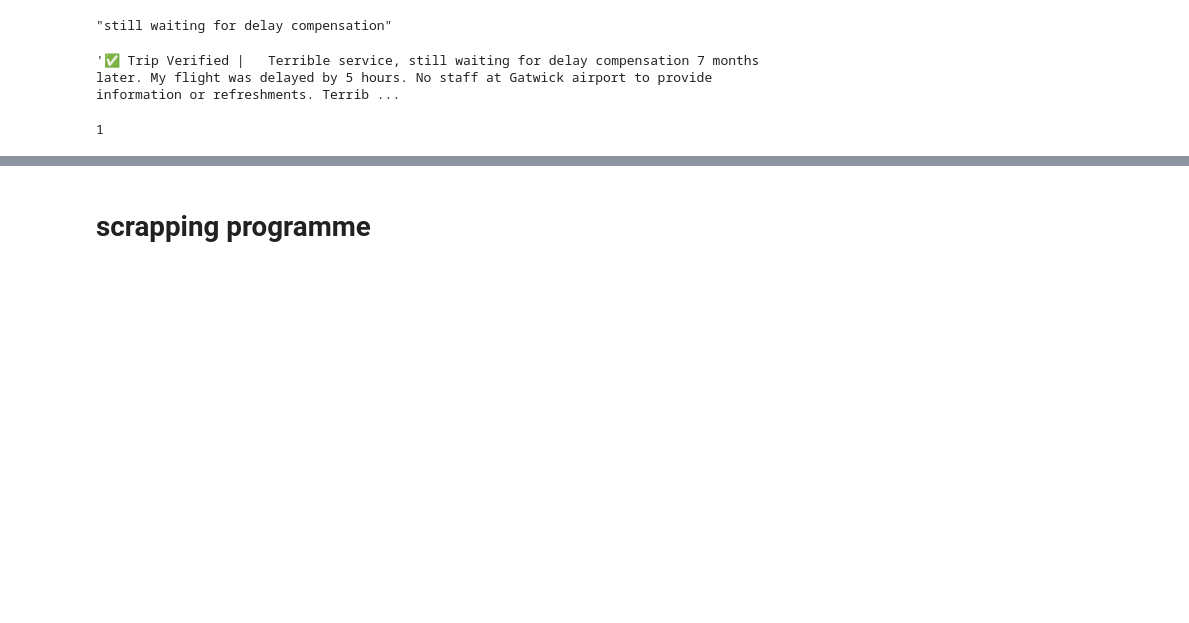
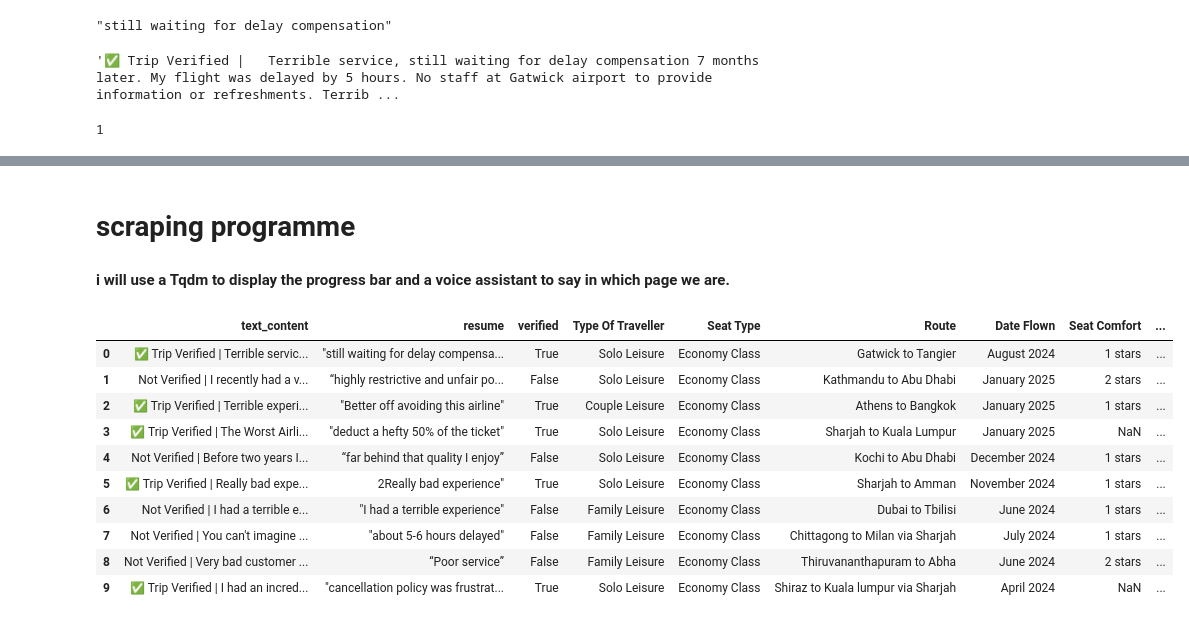
Before and after one commit to YassineSdk/Airline_reviews_crapping, a Jupyter notebook: scrapper.ipynb, the cells around one changed output, grey strips where cells are left out. Cells and saved outputs as stored; diff of their text form; code cells hidden in the pictures; blank space fills up the shorter version.

```diff
--- a/scrapper.ipynb
+++ b/scrapper.ipynb
@@ -147,11 +165,13 @@ data
+# %% [markdown]
+# **scraping programme**
+# %% [markdown]
+**i will use a Tqdm to display the progress bar and a voice assistant to say in which page we are.**
 # %%
 engine = pyttsx3.init()
 engine.setProperty('rate', 150)
 engine.setProperty('volume', 0.3)
 voices = engine.getProperty('voices')
 engine.setProperty('voice', voices[1].id)
-# %% [markdown]
-# **scrapping programme**
 # %%
 
 def connect(p):
@@ -169,11 +189,11 @@ def connect(p):
 
     return soup
 # %%
-pages = 100
+pages = 170
 review_data = []
-for i in tqdm(range(pages),desc=f"processing pages {i+1}"):
-    connect(i+1)
-    engine.say(f'scraping page number {i+1}')
+for p in tqdm(range(pages),desc=f"processing pages {pages}"):
+    connect(p+1)
+    engine.say(f'scraping page number {p+1}')
     engine.runAndWait()
     containers = soup.find_all('article',{'itemprop':'review'})
 
@@ -194,30 +214,43 @@ for i in tqdm(range(pages),desc=f"processing pages {i+1}"):
 
 
         rows = containers[i].find_all("tr")
 
         # Loop through rows and gather data
         for row in rows:
             header = row.find("td", class_="review-rating-header")
             value = row.find("td", class_="review-value")
             stars = row.find("td", class_="review-rating-stars")
 
             if header:
                 key = header.text.strip()
 
                 # Store value if found
                 if value:
                     current_review[key] = value.text.strip()
 
                 # Count stars if found
                 elif stars:
                     filled_stars = len(stars.find_all("span", class_="star fill"))
                     current_review[key] = f"{filled_stars} stars"
 
                 # Default to "N/A" if no value or stars
                 else:
                     current_review[key] = "N/A"
 
         # Once done, store the review data
         review_data.append(current_review)
 
 data = pd.DataFrame(review_data)
+data.head(10)
+# %% [output]
+|  | text_content | resume | verified | Type Of Traveller | Seat Type | Route | Date Flown | Seat Comfort | ... |
+| 0 | ✅ Trip Verified | Terrible servic... | "still waiting for delay compensa... | True | Solo Leisure | Economy Class | Gatwick to Tangier | August 2024 | 1 stars | ... |
+| 1 | Not Verified | I recently had a v... | “highly restrictive and unfair po... | False | Solo Leisure | Economy Class | Kathmandu to Abu Dhabi | January 2025 | 2 stars | ... |
+| 2 | ✅ Trip Verified | Terrible experi... | "Better off avoiding this airline" | True | Couple Leisure | Economy Class | Athens to Bangkok | January 2025 | 1 stars | ... |
+| 3 | ✅ Trip Verified | The Worst Airli... | "deduct a hefty 50% of the ticket" | True | Solo Leisure | Economy Class | Sharjah to Kuala Lumpur | January 2025 | NaN | ... |
+| 4 | Not Verified | Before two years I... | “far behind that quality I enjoy” | False | Solo Leisure | Economy Class | Kochi to Abu Dhabi | December 2024 | 1 stars | ... |
+| 5 | ✅ Trip Verified | Really bad expe... | 2Really bad experience" | True | Solo Leisure | Economy Class | Sharjah to Amman | November 2024 | 1 stars | ... |
+| 6 | Not Verified | I had a terrible e... | "I had a terrible experience" | False | Family Leisure | Economy Class | Dubai to Tbilisi | June 2024 | 1 stars | ... |
+| 7 | Not Verified | You can't imagine ... | "about 5-6 hours delayed" | False | Family Leisure | Economy Class | Chittagong to Milan via Sharjah | July 2024 | 1 stars | ... |
+| 8 | Not Verified | Very bad customer ... | “Poor service” | False | Family Leisure | Economy Class | Thiruvananthapuram to Abha | June 2024 | 2 stars | ... |
+| 9 | ✅ Trip Verified | I had an incred... | "cancellation policy was frustrat... | True | Solo Leisure | Economy Class | Shiraz to Kuala lumpur via Sharjah | April 2024 | NaN | ... |
```
Also changed, not shown: parts of 42 cells of this notebook, 4 other files.
